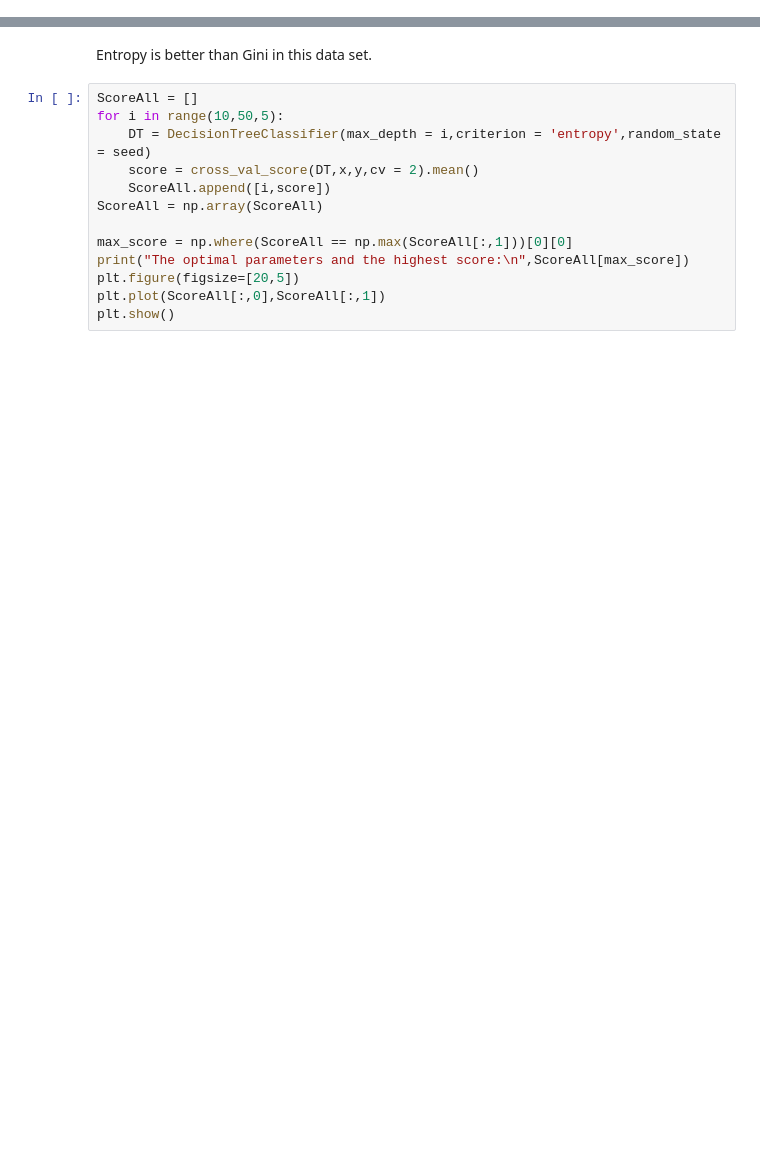
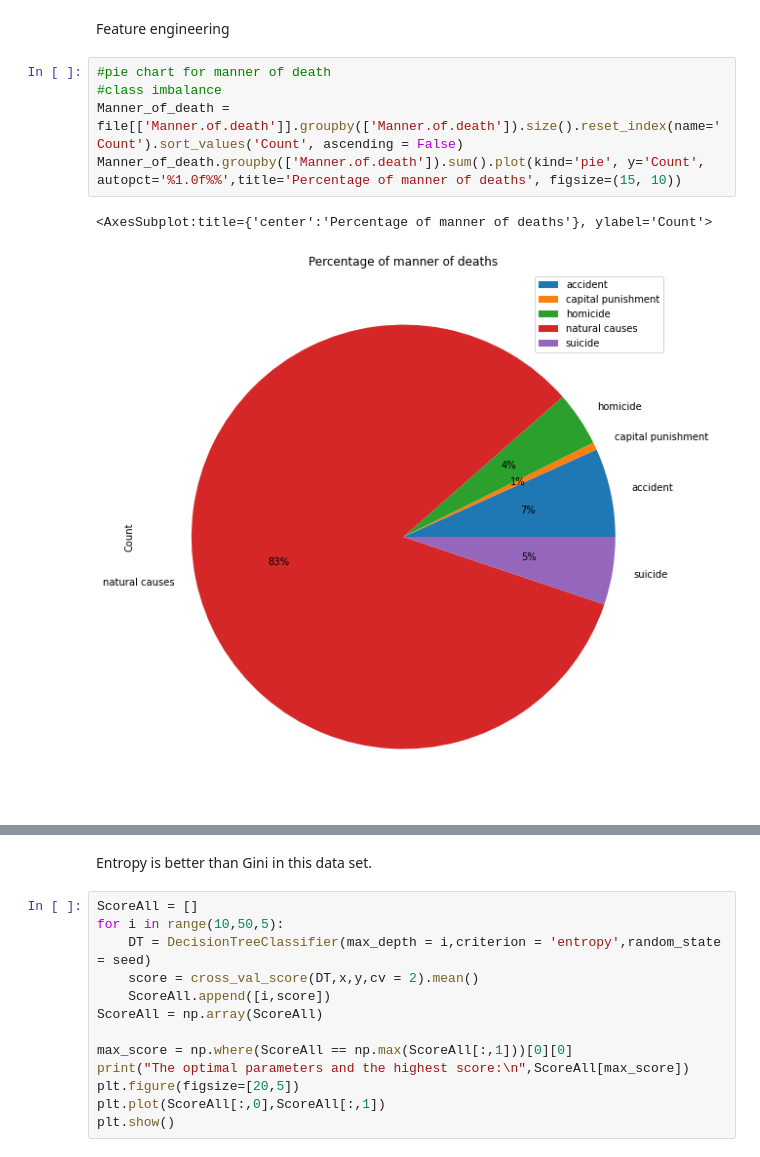
Before and after one commit to P3-CS760/How-will-you-die, a Jupyter notebook: Decision Tree (Manner of Death).ipynb, the cells around one changed output, grey strips where cells are left out. Cells and saved outputs as stored; diff of their text form; blank space fills up the shorter version.

```diff
--- a/Decision Tree (Manner of Death).ipynb
+++ b/Decision Tree (Manner of Death).ipynb
@@ -31,0 +84,10 @@ Name: Manner.of.death, dtype: object
+# %% [markdown]
+Feature engineering
+# %%
+#pie chart for manner of death
+#class imbalance
+Manner_of_death = file[['Manner.of.death']].groupby(['Manner.of.death']).size().reset_index(name='Count').sort_values('Count', ascending = False)
+Manner_of_death.groupby(['Manner.of.death']).sum().plot(kind='pie', y='Count', autopct='%1.0f%%',title='Percentage of manner of deaths', figsize=(15, 10))
+# %% [output]
+<AxesSubplot:title={'center':'Percentage of manner of deaths'}, ylabel='Count'>
+[figure, added]
```
Also changed, not shown: parts of 16 cells of this notebook.
